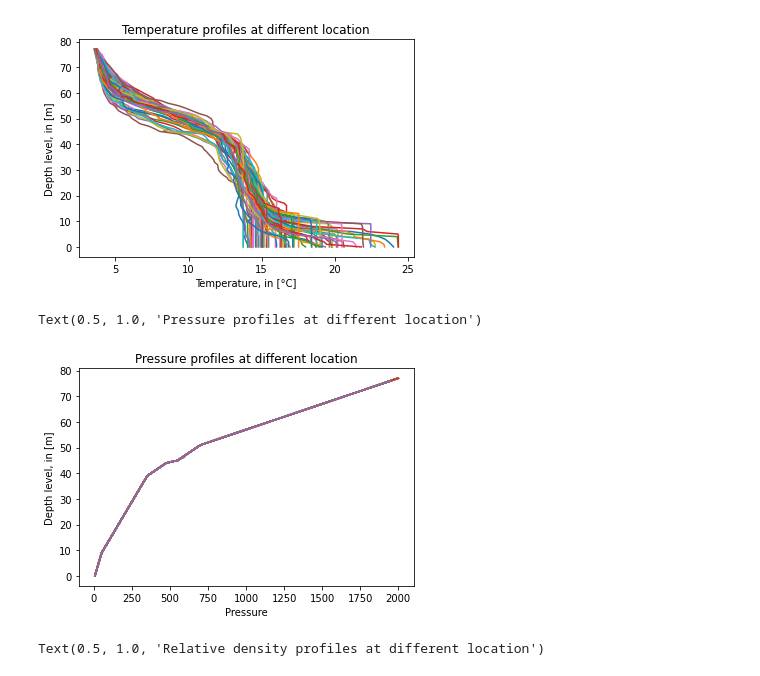
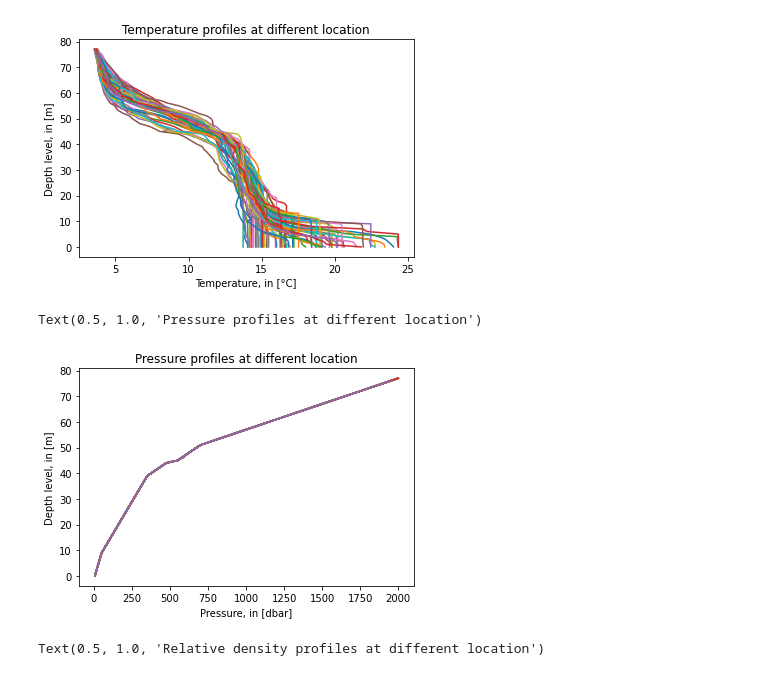
Before and after one commit to fredlardet/2022_Intro_Python, a Jupyter notebook: Exercises/W2_S1.ipynb, the cells around one changed output. Cells and saved outputs as stored; diff of their text form; code cells hidden in the pictures.

```diff
--- a/Exercises/W2_S1.ipynb
+++ b/Exercises/W2_S1.ipynb
@@ -241,11 +234,11 @@ Text(0.5, 1.0, 'Temperature profiles at different location')
 [figure]
 # %%
 plt.plot(P,level);
-plt.xlabel('Pressure')
+plt.xlabel('Pressure, in [dbar]')
 plt.ylabel('Depth level, in [m]')
 plt.title('Pressure profiles at different location')
 # %% [output]
 Text(0.5, 1.0, 'Pressure profiles at different location')
-[figure, old version]
+[figure, new version]
 # %%
 plt.plot(relative_density_calculate,level);
```
Also changed, not shown: parts of 11 cells of this notebook.
